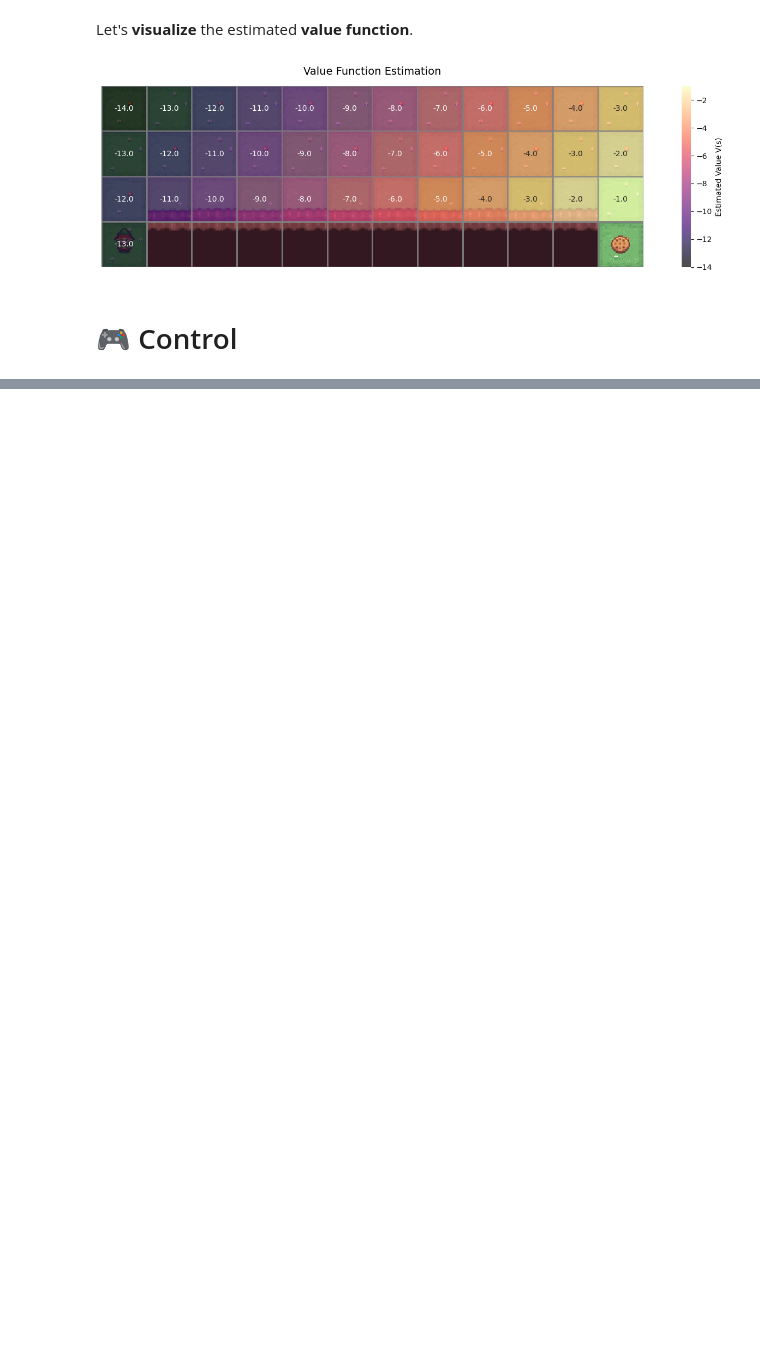
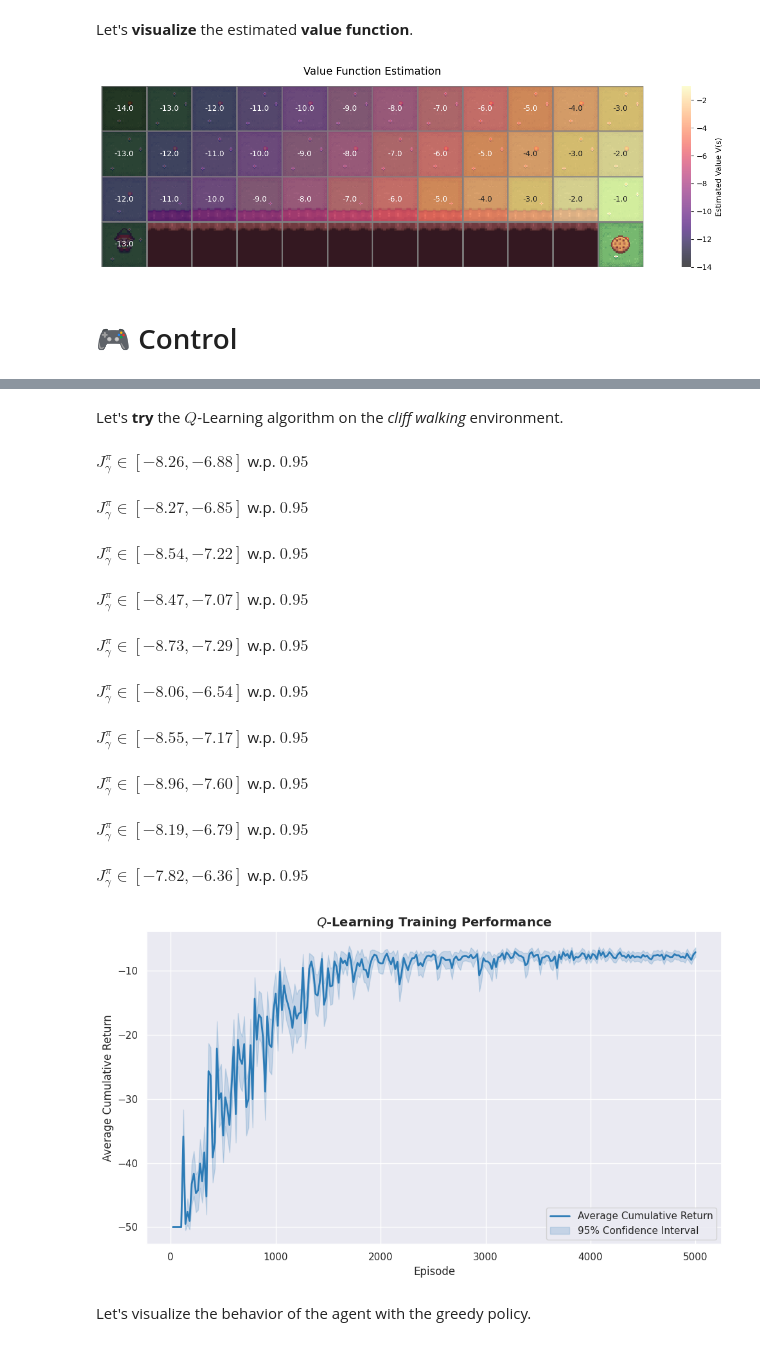
Before and after one commit to gianmtedeschi/tutorial-rlss26, a Jupyter notebook: RL-basics/RL01 _Intro_to_RL_solution.ipynb, the cells around one changed output, grey strips where cells are left out. Cells and saved outputs as stored; diff of their text form; code cells hidden in the pictures; blank space fills up the shorter version.

```diff
--- a/RL-basics/RL01 _Intro_to_RL_solution.ipynb
+++ b/RL-basics/RL01 _Intro_to_RL_solution.ipynb
@@ -471,0 +645,60 @@ plot_gridworld_values(V=V_ev, gif_path='https://gymnasium.farama.org/_images/cli
+# %%
+def Q_learning(env, num_rows, num_cols, actions_cardinality, discount_factor=1.0, epsilon=0.5, c=200., n_episodes=5000, eval_every=20):
+    t = 1
+    policy = EpsilonGreedyPolicy(num_rows, num_cols, epsilon, actions_cardinality)
+    N = np.zeros(shape=(num_rows, num_cols, actions_cardinality))
+
+    mean_returns = []
+    margins_of_error = []
+    evaluation_count = 0
+
+    for episode in range(n_episodes):
+        state, _ = env.reset()
+        done = False
+
+        while not done:
+            # Solution -------------------------------------------------
+            t = t + 1
+            action = policy.get_action(state)
+            next_state, reward, terminated, truncated, _ = env.step(action)
+            done = terminated or truncated
+            N[(*state, action)] += 1
+            best_next_value = np.max(policy.Q_hat[(*next_state,)])
+            td_target = reward + discount_factor * best_next_value
+            td_error = td_target - policy.Q_hat[(*state, action)]
+            policy.Q_hat[(*state, action)] += 0.1 * c / (c + N[(*state, action)]) * td_error
+            state = next_state
+            # ----------------------------------------------------------
+
+        if (episode + 1) % eval_every == 0:
+            policy.epsilon = 0.0
+            mean_return, margin = evaluate_policy(env, policy, discount_factor=discount_factor)
+            policy.epsilon = epsilon
+            mean_returns.append(mean_return)
+            margins_of_error.append(margin)
+
+            evaluation_count += 1
+            if evaluation_count % 20 == 0:
+                clear_output(wait=True)
+
+    return policy, mean_returns, margins_of_error
+# %% [markdown]
+Let's **try** the $Q$-Learning algorithm on the _cliff walking_ environment.
+# %%
+policy, mean_returns, margins_of_error = Q_learning(env, 4, 12, 4)
+
+plot_training_results(alg_name='$Q$-Learning', mean_returns=mean_returns, confidence_intervals=margins_of_error)
+# %% [output]
+$J^\pi_\gamma \in [-8.26, -6.88]$ w.p. $0.95$
+$J^\pi_\gamma \in [-8.27, -6.85]$ w.p. $0.95$
+$J^\pi_\gamma \in [-8.54, -7.22]$ w.p. $0.95$
+$J^\pi_\gamma \in [-8.47, -7.07]$ w.p. $0.95$
+$J^\pi_\gamma \in [-8.73, -7.29]$ w.p. $0.95$
+$J^\pi_\gamma \in [-8.06, -6.54]$ w.p. $0.95$
+$J^\pi_\gamma \in [-8.55, -7.17]$ w.p. $0.95$
+$J^\pi_\gamma \in [-8.96, -7.60]$ w.p. $0.95$
+$J^\pi_\gamma \in [-8.19, -6.79]$ w.p. $0.95$
+$J^\pi_\gamma \in [-7.82, -6.36]$ w.p. $0.95$
+[figure, added]
+# %% [markdown]
+Let's visualize the behavior of the agent with the greedy policy.
```
Also changed, not shown: parts of 37 cells of this notebook, 1 other file.
